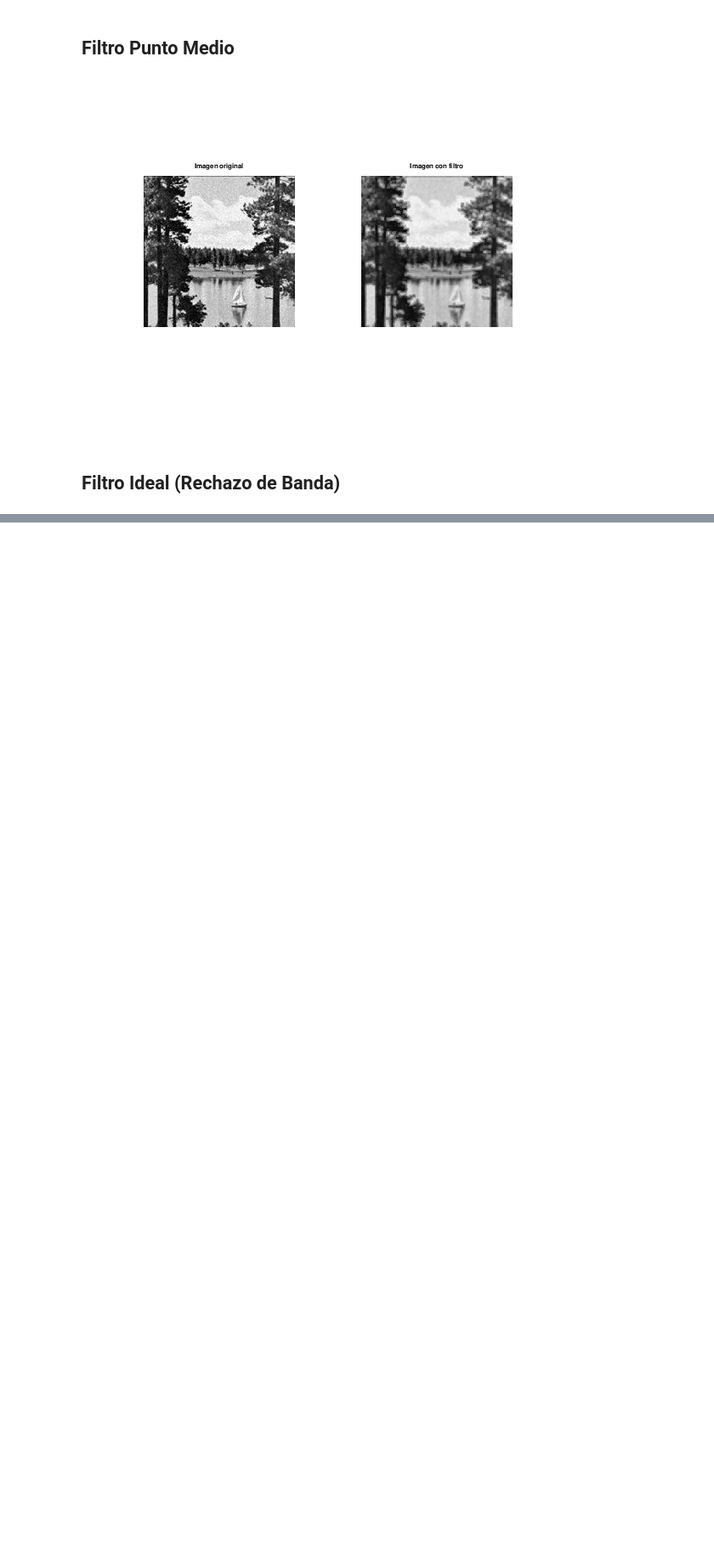
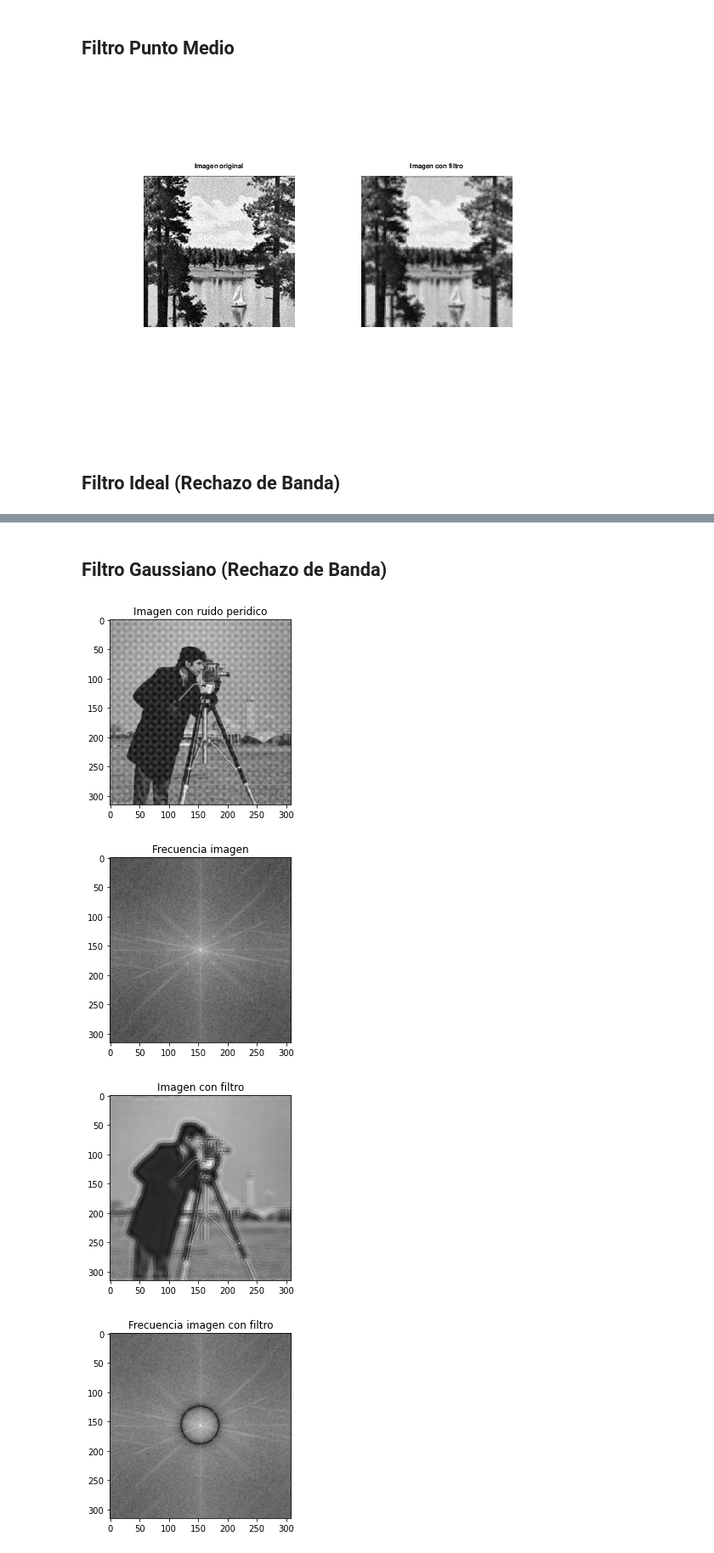
Before and after one commit to Jglez2330/Catalogo-PAID, a Jupyter notebook: Catalogo 2/Restauración de Imágenes/Restauración de Imágenes.ipynb, the cells around one changed output, grey strips where cells are left out. Shown at 85% size. Drawn from its saved outputs; the diff is of its cells as text; code cells hidden in the pictures; blank space fills up the shorter version.

```diff
--- a/Catalogo 2/Restauración de Imágenes/Restauración de Imágenes.ipynb
+++ b/Catalogo 2/Restauración de Imágenes/Restauración de Imágenes.ipynb
@@ -341,0 +521,2 @@ title('Imagen con filtro');
+# %% [markdown]
+## Filtro Gaussiano (Rechazo de Banda)
@@ -341,0 +569,28 @@ title('Imagen con filtro');
+# %%
+A = cv2.imread('./Imagenes/camarografo.jpeg', cv2.IMREAD_GRAYSCALE)
+B = cv2.imread('./Imagenes/ruido_periodico.jpeg', cv2.IMREAD_GRAYSCALE)
+np.warnings.filterwarnings('ignore')
+
+C = B*0.35 + A
+[r, fwo, fw] = gaussian_rejection_filter(C, 20, 32)
+
+plt.imshow(C, cmap='gray')
+plt.title("Imagen con ruido peridico")
+plt.show()
+
+plt.imshow(fwo, cmap='gray')
+plt.title("Frecuencia imagen")
+plt.show()
+
+plt.imshow(r, cmap='gray')
+plt.title("Imagen con filtro")
+plt.show()
+
+plt.imshow(fw, cmap='gray')
+plt.title("Frecuencia imagen con filtro")
+plt.show()
+# %% [output]
+[figure, added]
+[figure, added]
+[figure, added]
+[figure, added]
```
Also changed, not shown: parts of 17 cells of this notebook.
